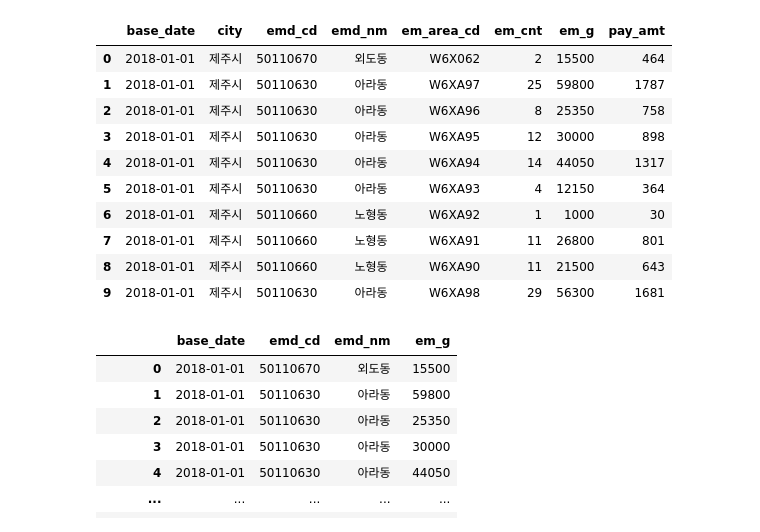
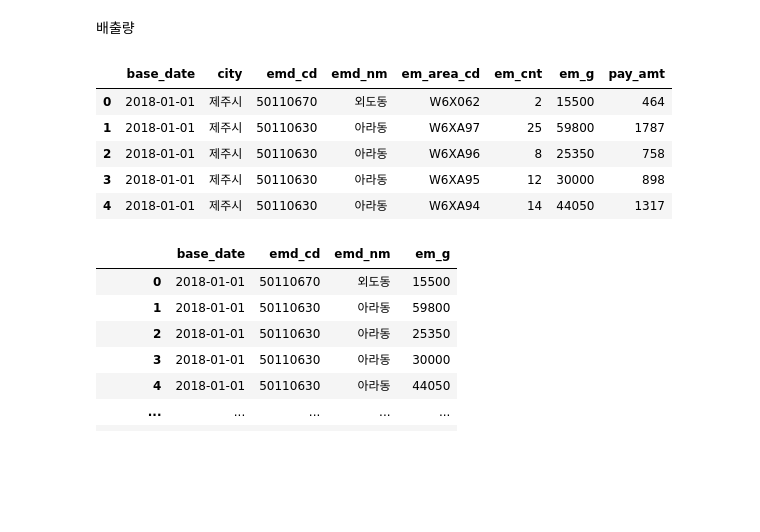
Before and after one commit to CUAI-CAU/BigContest_ECOtamra, a Jupyter notebook: data1_preprocessing.ipynb, the cells around one changed output. Cells and saved outputs as stored; diff of their text form; code cells hidden in the pictures; blank space fills up the shorter version.

```diff
--- a/data1_preprocessing.ipynb
+++ b/data1_preprocessing.ipynb
@@ -11,17 +6,14 @@ data4 = pd.read_csv("files\\data\\4_card_spending.csv", encoding='cp949')
+# %% [markdown]
+배출량
 # %%
-data1.head(10)
+data1.head()
 # %% [output]
 |  | base_date | city | emd_cd | emd_nm | em_area_cd | em_cnt | em_g | pay_amt |
 | 0 | 2018-01-01 | 제주시 | 50110670 | 외도동 | W6X062 | 2 | 15500 | 464 |
 | 1 | 2018-01-01 | 제주시 | 50110630 | 아라동 | W6XA97 | 25 | 59800 | 1787 |
 | 2 | 2018-01-01 | 제주시 | 50110630 | 아라동 | W6XA96 | 8 | 25350 | 758 |
 | 3 | 2018-01-01 | 제주시 | 50110630 | 아라동 | W6XA95 | 12 | 30000 | 898 |
 | 4 | 2018-01-01 | 제주시 | 50110630 | 아라동 | W6XA94 | 14 | 44050 | 1317 |
-| 5 | 2018-01-01 | 제주시 | 50110630 | 아라동 | W6XA93 | 4 | 12150 | 364 |
-| 6 | 2018-01-01 | 제주시 | 50110660 | 노형동 | W6XA92 | 1 | 1000 | 30 |
-| 7 | 2018-01-01 | 제주시 | 50110660 | 노형동 | W6XA91 | 11 | 26800 | 801 |
-| 8 | 2018-01-01 | 제주시 | 50110660 | 노형동 | W6XA90 | 11 | 21500 | 643 |
-| 9 | 2018-01-01 | 제주시 | 50110630 | 아라동 | W6XA98 | 29 | 56300 | 1681 |
 # %%
 # 필요없는 열 삭제 (날짜, 행정동코드, 행정동명, 배출량만 남김)
 data1_pre = data1.drop(['city', 'em_area_cd', 'em_cnt', 'pay_amt'], 1)
```
Also changed, not shown: parts of 12 cells of this notebook.
